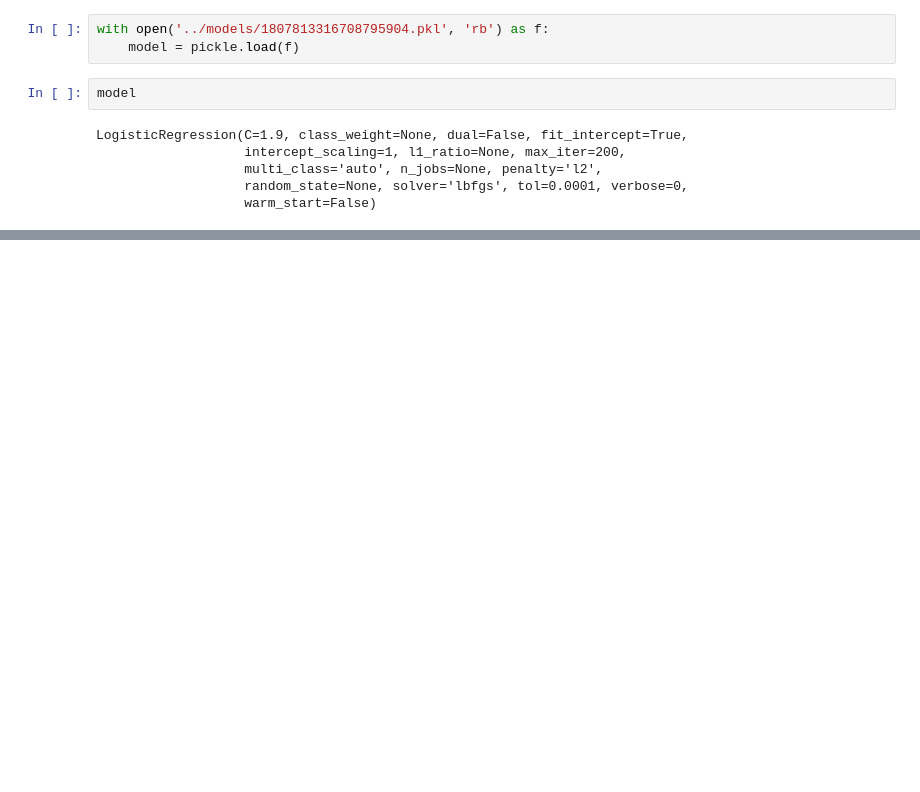
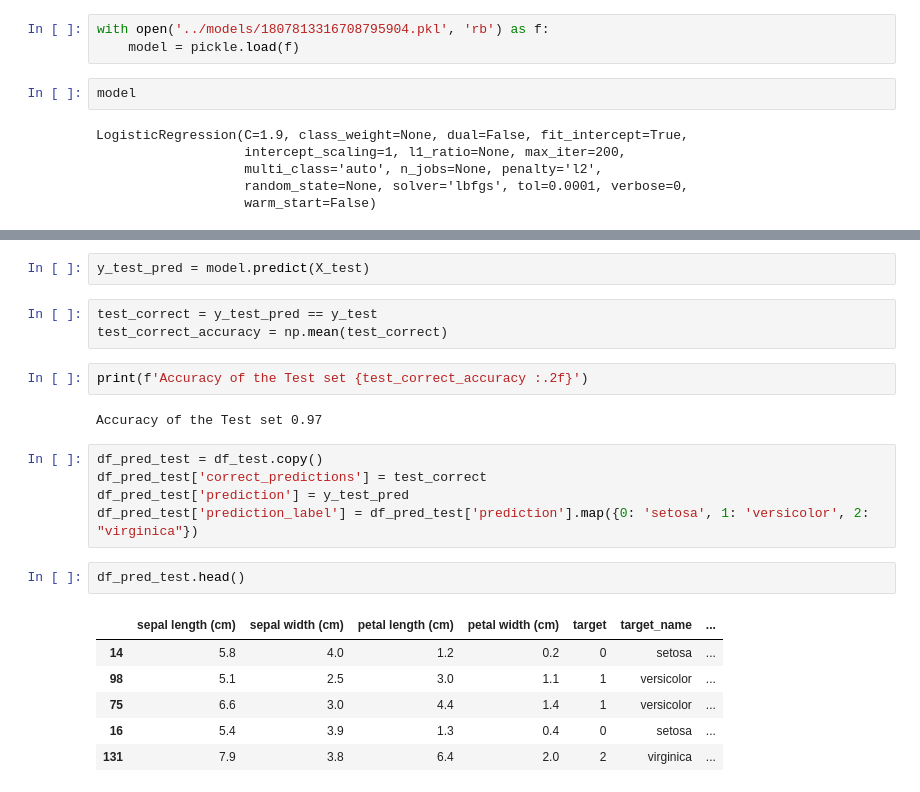
Before and after one commit to karthik-maddukuri/classic-iris-dataset, a Jupyter notebook: notebooks/IRIS.ipynb, the cells around one changed output, grey strips where cells are left out. Saved outputs shown, nothing was run; the diff lists cells and outputs as text; blank space fills up the shorter version.

```diff
--- a/notebooks/IRIS.ipynb
+++ b/notebooks/IRIS.ipynb
@@ -369,0 +383,23 @@ LogisticRegression(C=1.9, class_weight=None, dual=False, fit_intercept=True,
+# %%
+y_test_pred = model.predict(X_test)
+# %%
+test_correct = y_test_pred == y_test
+test_correct_accuracy = np.mean(test_correct)
+# %%
+print(f'Accuracy of the Test set {test_correct_accuracy :.2f}')
+# %% [output]
+Accuracy of the Test set 0.97
+# %%
+df_pred_test = df_test.copy()
+df_pred_test['correct_predictions'] = test_correct
+df_pred_test['prediction'] = y_test_pred
+df_pred_test['prediction_label'] = df_pred_test['prediction'].map({0: 'setosa', 1: 'versicolor', 2: "virginica"})
+# %%
+df_pred_test.head()
+# %% [output]
+|  | sepal length (cm) | sepal width (cm) | petal length (cm) | petal width (cm) | target | target_name | ... |
+| 14 | 5.8 | 4.0 | 1.2 | 0.2 | 0 | setosa | ... |
+| 98 | 5.1 | 2.5 | 3.0 | 1.1 | 1 | versicolor | ... |
+| 75 | 6.6 | 3.0 | 4.4 | 1.4 | 1 | versicolor | ... |
+| 16 | 5.4 | 3.9 | 1.3 | 0.4 | 0 | setosa | ... |
+| 131 | 7.9 | 3.8 | 6.4 | 2.0 | 2 | virginica | ... |
```
Also changed, not shown: parts of 9 cells of this notebook.
